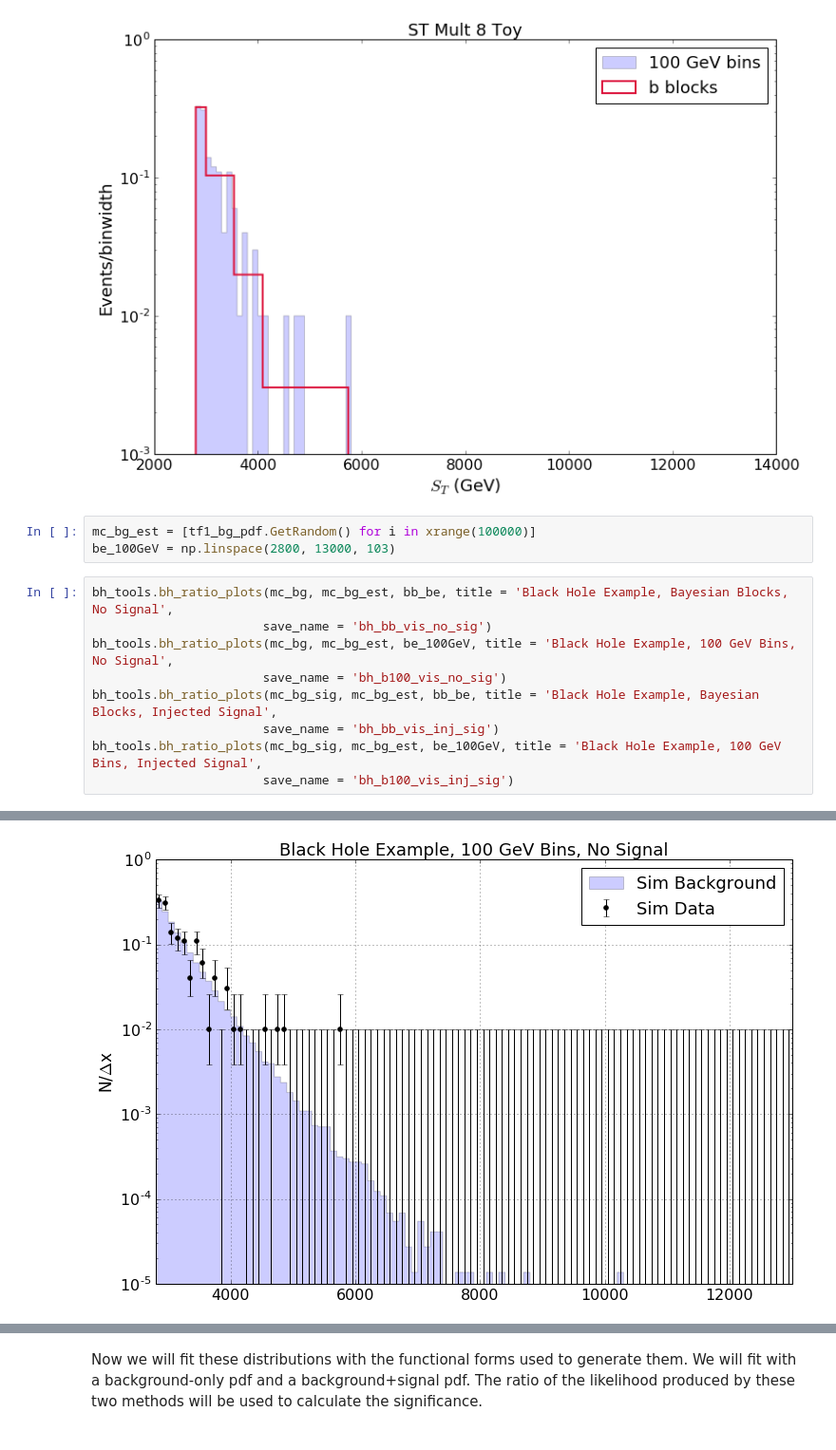
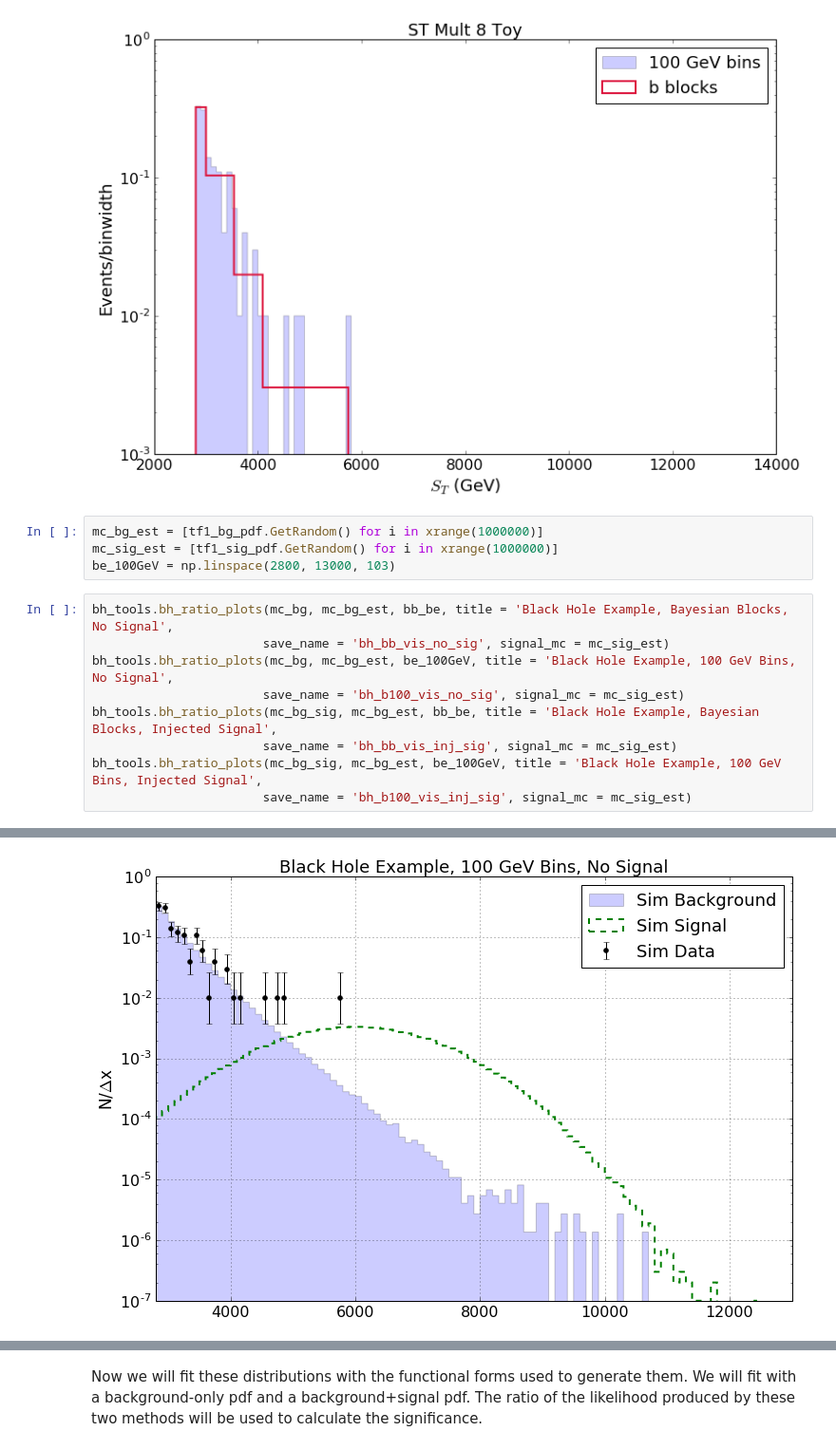
Before and after one commit to pollackscience/BayesianBlocks, a Jupyter notebook: bb/hep/bh_writeup.ipynb, the cells around one changed output, grey strips where cells are left out. Shown: that part at 95% size. Saved outputs shown, nothing was run; the diff lists cells and outputs as text.

```diff
--- a/bb/hep/bh_writeup.ipynb
+++ b/bb/hep/bh_writeup.ipynb
@@ -174,15 +160,16 @@ bb_be[0] = 2800
 # %% [output]
 [figure]
 # %%
-mc_bg_est = [tf1_bg_pdf.GetRandom() for i in xrange(100000)]
+mc_bg_est = [tf1_bg_pdf.GetRandom() for i in xrange(1000000)]
+mc_sig_est = [tf1_sig_pdf.GetRandom() for i in xrange(1000000)]
 be_100GeV = np.linspace(2800, 13000, 103)
 # %%
 bh_tools.bh_ratio_plots(mc_bg, mc_bg_est, bb_be, title = 'Black Hole Example, Bayesian Blocks, No Signal',
-                       save_name = 'bh_bb_vis_no_sig')
+                       save_name = 'bh_bb_vis_no_sig', signal_mc = mc_sig_est)
 bh_tools.bh_ratio_plots(mc_bg, mc_bg_est, be_100GeV, title = 'Black Hole Example, 100 GeV Bins, No Signal',
-                       save_name = 'bh_b100_vis_no_sig')
+                       save_name = 'bh_b100_vis_no_sig', signal_mc = mc_sig_est)
 bh_tools.bh_ratio_plots(mc_bg_sig, mc_bg_est, bb_be, title = 'Black Hole Example, Bayesian Blocks, Injected Signal',
-                       save_name = 'bh_bb_vis_inj_sig')
+                       save_name = 'bh_bb_vis_inj_sig', signal_mc = mc_sig_est)
 bh_tools.bh_ratio_plots(mc_bg_sig, mc_bg_est, be_100GeV, title = 'Black Hole Example, 100 GeV Bins, Injected Signal',
-                       save_name = 'bh_b100_vis_inj_sig')
+                       save_name = 'bh_b100_vis_inj_sig', signal_mc = mc_sig_est)
 # %% [output]
@@ -190 +177 @@ bh_tools.bh_ratio_plots(mc_bg_sig, mc_bg_est, be_100GeV, title = 'Black Hole Exa
-[figure, old version]
+[figure, new version]
```
Also changed, not shown: parts of 11 cells of this notebook, 3 other files.
